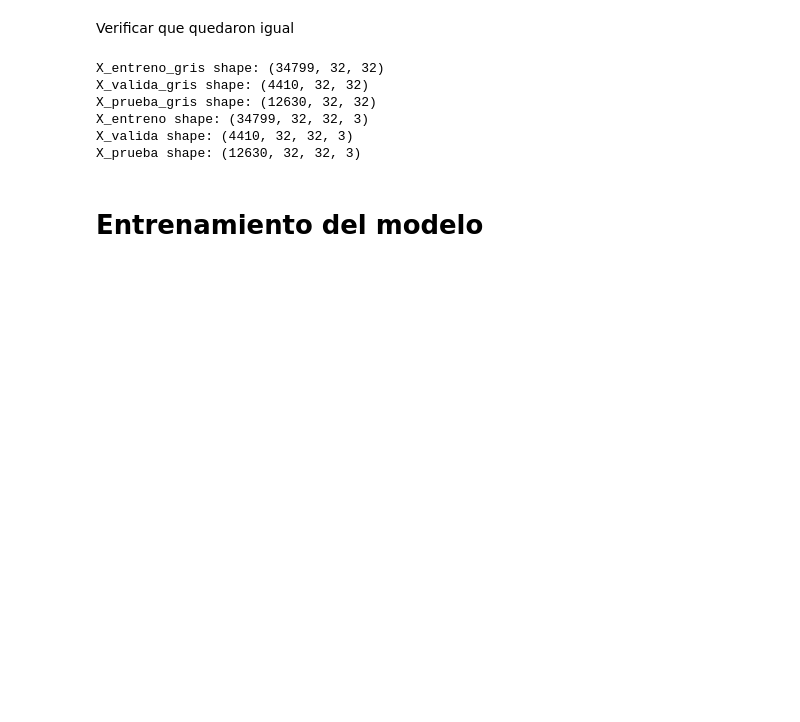
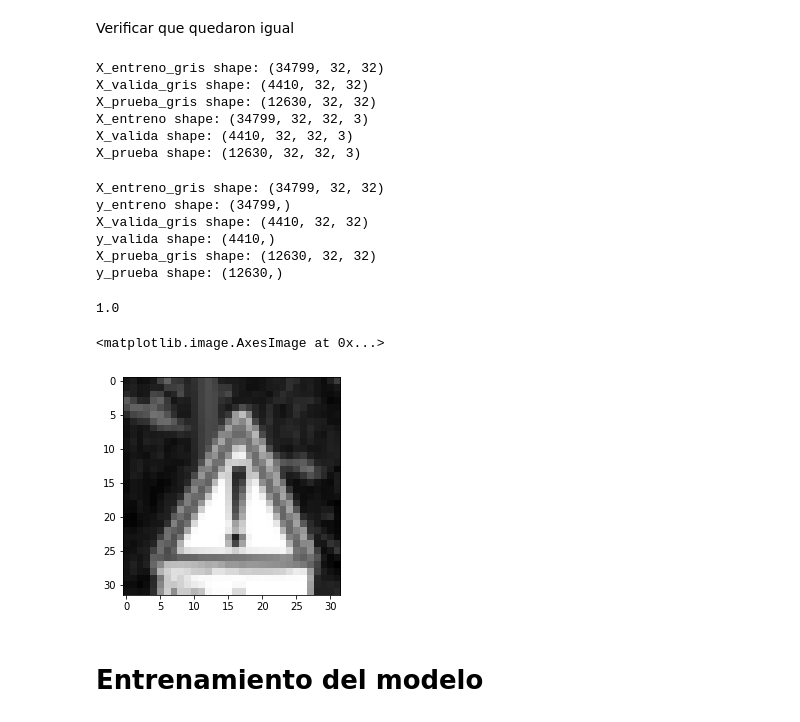
Before and after one commit to raulangelj/DS-Lab10, a Jupyter notebook: Lab 10 - Clasificacion Rotulos Transito con LeNet.ipynb, the cells around one changed output. Cells and saved outputs as stored; diff of their text form; code cells hidden in the pictures; blank space fills up the shorter version.

```diff
--- a/Lab 10 - Clasificacion Rotulos Transito con LeNet.ipynb
+++ b/Lab 10 - Clasificacion Rotulos Transito con LeNet.ipynb
@@ -190,11 +190,34 @@ X_prueba_gris shape: (12630, 32, 32)
 X_entreno shape: (34799, 32, 32, 3)
 X_valida shape: (4410, 32, 32, 3)
 X_prueba shape: (12630, 32, 32, 3)
+# %%
+#shape of y and x gray
+print("X_entreno_gris shape: {}".format(X_entreno_gris.shape))
+print("y_entreno shape: {}".format(y_entreno.shape))
+print("X_valida_gris shape: {}".format(X_valida_gris.shape))
+print("y_valida shape: {}".format(y_valida.shape))
+print("X_prueba_gris shape: {}".format(X_prueba_gris.shape))
+print("y_prueba shape: {}".format(y_prueba.shape))
+# %% [output]
+X_entreno_gris shape: (34799, 32, 32)
+y_entreno shape: (34799,)
+X_valida_gris shape: (4410, 32, 32)
+y_valida shape: (4410,)
+X_prueba_gris shape: (12630, 32, 32)
+y_prueba shape: (12630,)
 # %%
 # Normalizar los datos
-X_entreno_gris = (X_entreno_gris - 128)/128
-X_valida_gris = (X_valida_gris - 128)/128
-X_prueba_gris = (X_prueba_gris - 128)/128
+X_entreno_gris = X_entreno_gris / 255
+X_valida_gris = X_valida_gris / 255
+X_prueba_gris = X_prueba_gris / 255
+# %%
+image_g = X_entreno_gris[0]
+print(image_g.max())
+plt.imshow(image_g, cmap='gray')
+# %% [output]
+1.0
+<matplotlib.image.AxesImage at 0x...>
+[figure, added]
 # %% [markdown]
 # Entrenamiento del modelo
 # %% [markdown]
```
Also changed, not shown: parts of 10 cells of this notebook.
